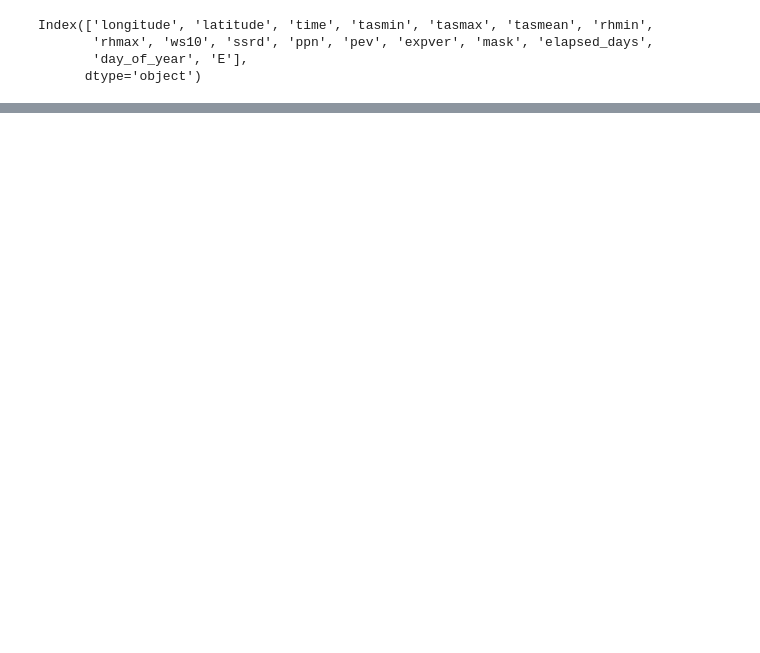
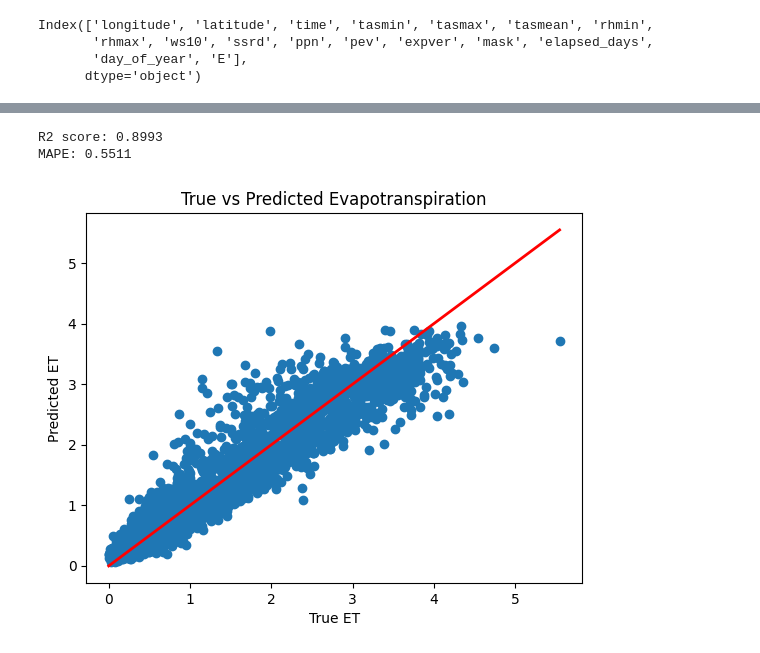
Before and after one commit to CavaWasTaken/InnovativeWirelessPlatformsForIoT, a Jupyter notebook: ET0_NN.ipynb, the cells around one changed output, grey strips where cells are left out. Drawn from its saved outputs; the diff is of its cells as text; code cells hidden in the pictures; blank space fills up the shorter version.

Commit message:
improving predictions

```diff
--- a/ET0_NN.ipynb
+++ b/ET0_NN.ipynb
@@ -455,0 +601,20 @@ plt.show()
+# %%
+import tensorflow as tf
+print(tf.config.list_physical_devices('GPU'))
+
+# the model learns to predict the next day ET value based on the previous 30 days of data
+
+model = tf.keras.Sequential()
+
+model.add(tf.keras.layers.Input(shape=(sequence_length, 9)))  # input shape (sequence_length, n_features)
+model.add(tf.keras.layers.LSTM(128, return_sequences=True))   # return_sequences=True, each of the LSTM cells returns its sequence of 128 outputs. So the output shape is (batch_size, sequence_length, 128)
+
+model.add(tf.keras.layers.LSTM(64, return_sequences=False)) # return_sequences=False, the last LSTM cell returns its last output. So the output shape is (batch_size, 64)
+model.add(tf.keras.layers.Dropout(0.1))
+
+model.add(tf.keras.layers.Dense(64, activation='relu'))
+
+model.add(tf.keras.layers.Dense(1))  # predict a single ET value
+
+model.compile(optimizer='adam', loss='mse')
+model.summary()
@@ -455,0 +640,4 @@ plt.show()
+# %%
+# i am feeding the NN with 32 sequences at a time (batch size). Each of these sequences is made by 30 days of data, each data is made by 8 features
+# I have 7010 * 0.8 due to train and test set split, these sequences are divided in batches of 32 and with a validation split of 0.2, means that the number of iterations needed to complete each epoch is 7010 * 0.8 * 0.8 / 32 = 140.2
+history = model.fit(X_train, y_train, epochs=50, batch_size=32, validation_split=0.2)
@@ -455,0 +662,7 @@ plt.show()
+# %%
+#** test the model on the test set **
+y_pred = model.predict(X_test)
+
+# invert the normalization of the predicted values
+y_pred_rescaled = targetScaler.inverse_transform(y_pred)
+y_test_rescaled = targetScaler.inverse_transform(y_test.reshape(-1, 1))
@@ -455,0 +671,10 @@ plt.show()
+# %%
+from sklearn.metrics import r2_score, mean_absolute_percentage_error
+r2 = r2_score(y_test_rescaled, y_pred_rescaled)
+mape = mean_absolute_percentage_error(y_test_rescaled, y_pred_rescaled)
+
+print(f"R2 score: {r2:.4f}")
+print(f"MAPE: {mape:.4f}")
+# %% [output]
+R2 score: 0.8993
+MAPE: 0.5511
@@ -455,0 +685,10 @@ plt.show()
+# %%
+#**  see a plot of the accuracy of the predictions **
+plt.scatter(y_test_rescaled, y_pred_rescaled)
+plt.plot([min(y_test_rescaled), max(y_test_rescaled)], [min(y_test_rescaled), max(y_test_rescaled)], color='red', lw=2)  # Identity line
+plt.xlabel('True ET')
+plt.ylabel('Predicted ET')
+plt.title('True vs Predicted Evapotranspiration')
+plt.show()
+# %% [output]
+[figure, added]
```
Also changed, not shown: parts of 25 cells of this notebook.
